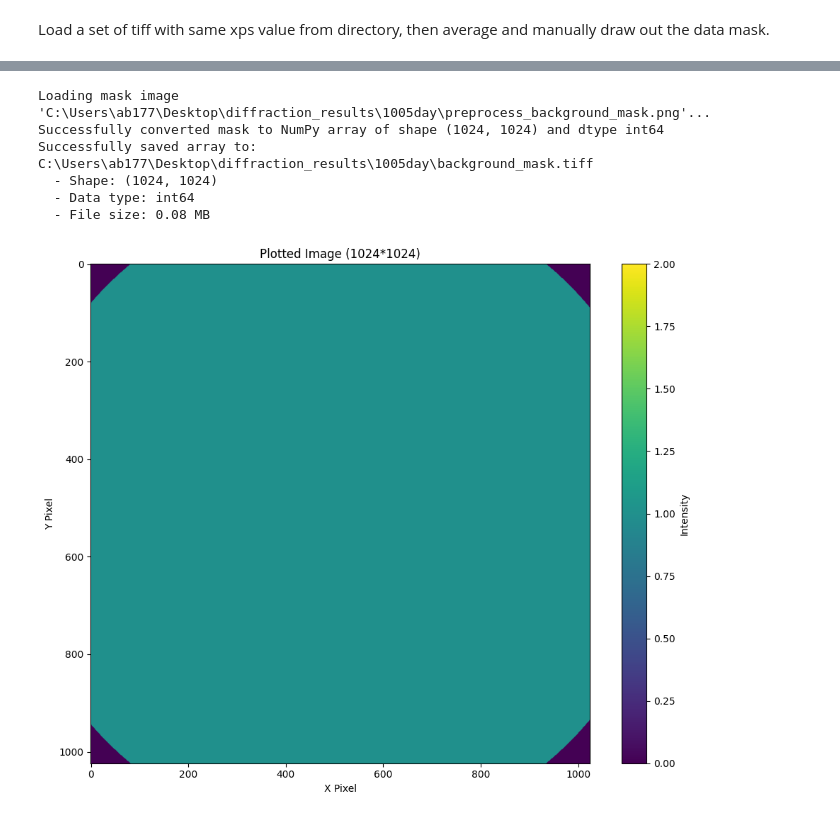
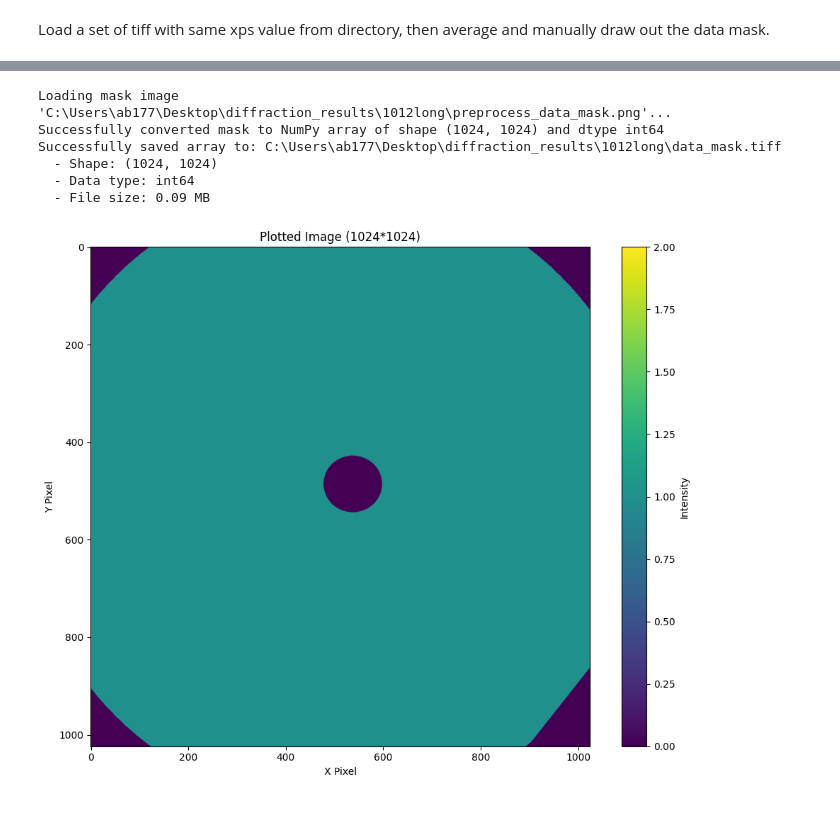
Before and after one commit to furran-ctrl/EMCCD_processor, a Jupyter notebook: examples/data_mask_preprocess.ipynb, the cells around one changed output, grey strips where cells are left out. Cells and saved outputs as stored; diff of their text form; code cells hidden in the pictures.

```diff
--- a/examples/data_mask_preprocess.ipynb
+++ b/examples/data_mask_preprocess.ipynb
@@ -81,15 +147,14 @@ Successfully saved color-mapped image to C:\Users\ab177\Desktop\diffraction_resu
 # %%
 #white in center, valid data
 #data_mask ; background_mask
-from processor_code.io.result_save import save_as_tiff
-data_mask = bw_png_to_mask_ndarray(filename=r"C:\Users\ab177\Desktop\diffraction_results\1005day\preprocess_background_mask.png")
-save_as_tiff(data_mask, r"C:\Users\ab177\Desktop\diffraction_results\1005day\background_mask.tiff")
+data_mask = bw_png_to_mask_ndarray(filename=r"C:\Users\ab177\Desktop\diffraction_results\1012long\preprocess_data_mask.png")
+save_as_tiff(data_mask, r"C:\Users\ab177\Desktop\diffraction_results\1012long\data_mask.tiff")
 plot_ndarray(data_mask,0,2)
 # %% [output]
-Loading mask image 'C:\Users\ab177\Desktop\diffraction_results\1005day\preprocess_background_mask.png'...
+Loading mask image 'C:\Users\ab177\Desktop\diffraction_results\1012long\preprocess_data_mask.png'...
 Successfully converted mask to NumPy array of shape (1024, 1024) and dtype int64
-Successfully saved array to: C:\Users\ab177\Desktop\diffraction_results\1005day\background_mask.tiff
+Successfully saved array to: C:\Users\ab177\Desktop\diffraction_results\1012long\data_mask.tiff
   - Shape: (1024, 1024)
   - Data type: int64
-  - File size: 0.08 MB
+  - File size: 0.09 MB
-[figure, old version]
+[figure, new version]
```
Also changed, not shown: parts of 9 cells of this notebook, 21 other files.
